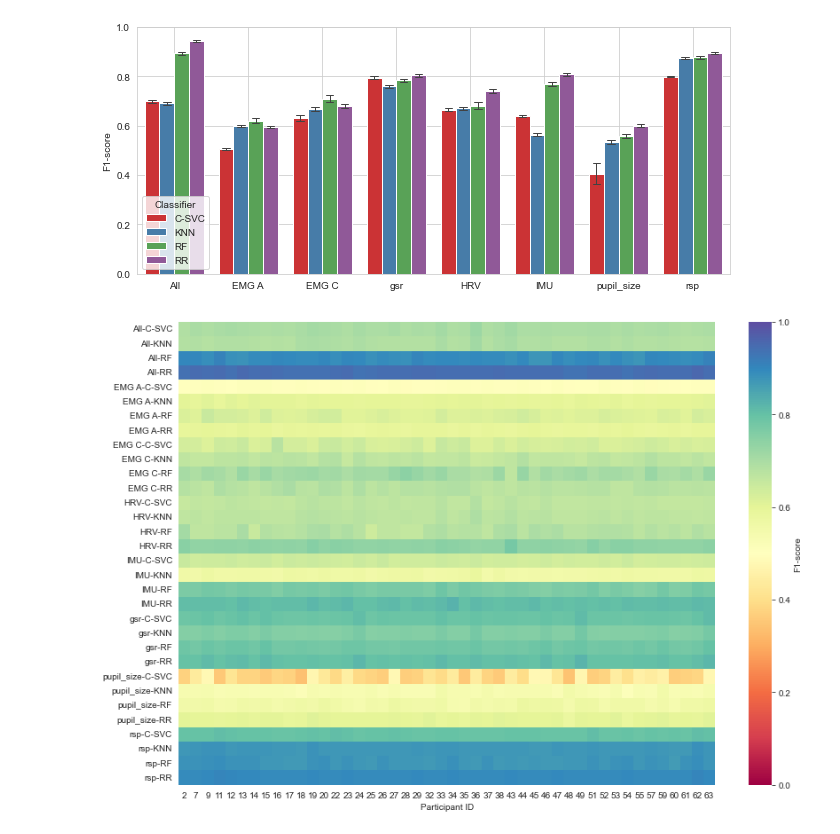
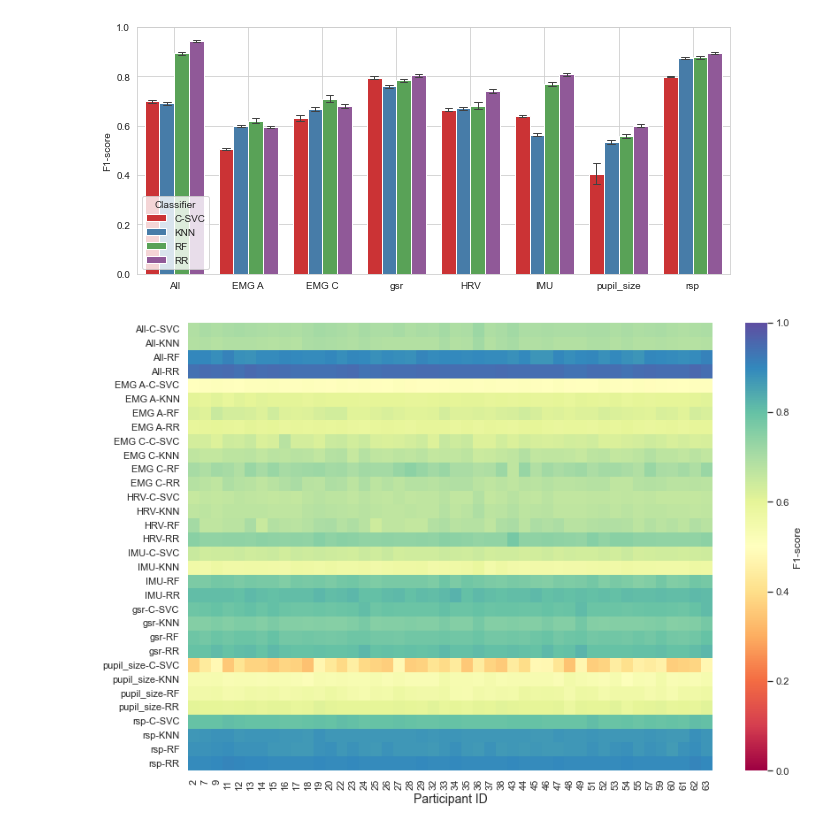
Before and after one commit to michalgnacek/co2-study, a Jupyter notebook: notebooks/4_machine_learning.ipynb, the cells around one changed output. Saved outputs shown, nothing was run; the diff lists cells and outputs as text; code cells hidden in the pictures.

```diff
--- a/notebooks/4_machine_learning.ipynb
+++ b/notebooks/4_machine_learning.ipynb
@@ -530,20 +532,21 @@ save_path_plot = os.path.join(notebook_temp_dir, 'classification_results.pdf')
 plt.savefig(save_path_plot)
 # %% [output]
 [figure]
-# %%
-# F1-score per subject
-fig,axes = plt.subplots(1, 1, figsize=(12,8))
-heatmap_data = df_temp_mean.copy()
-heatmap_data['Subject'] = heatmap_data['Subject'].str.split('_').str[0].astype(int)
-heatmap_data = heatmap_data.sort_values(by='Subject')
-heatmap_data = heatmap_data.pivot(index=["Data Modality","Classifier"], columns=("Subject"), values="F1-score")
-sns.heatmap(heatmap_data, ax=axes, cmap="Spectral", vmin=0, vmax=1, cbar_kws={"label": "F1-score"})
-plt.xlabel('Participant ID')
-plt.ylabel(None)
-
-
-plt.tight_layout()
-save_path_plot = os.path.join(notebook_temp_dir, 'classification_results_heatmap.pdf')
-plt.savefig(save_path_plot, bbox_inches='tight', pad_inches = 0)
-# %% [output]
-[figure, removed]
+# %%
+# F1-score per subject
+fig,axes = plt.subplots(1, 1, figsize=(12,8))
+heatmap_data = df_temp_mean.copy()
+heatmap_data['Subject'] = heatmap_data['Subject'].str.split('_').str[0].astype(int)
+heatmap_data = heatmap_data.sort_values(by='Subject')
+heatmap_data = heatmap_data.pivot(index=["Data Modality","Classifier"], columns=("Subject"), values="F1-score")
+sns.set(font_scale=1)
+s = sns.heatmap(heatmap_data, ax=axes, cmap="Spectral", vmin=0, vmax=1, cbar_kws={"label": "F1-score"})
+plt.xlabel('Participant ID', fontsize = 14)
+plt.ylabel(None)
+# Increase font size for tick labels
+
+plt.tight_layout()
+save_path_plot = os.path.join(notebook_temp_dir, 'classification_results_heatmap.pdf')
+plt.savefig(save_path_plot, bbox_inches='tight', pad_inches = 0)
+# %% [output]
+[figure, added]
```
Also changed, not shown: parts of 1 cell of this notebook, 2 other files.
